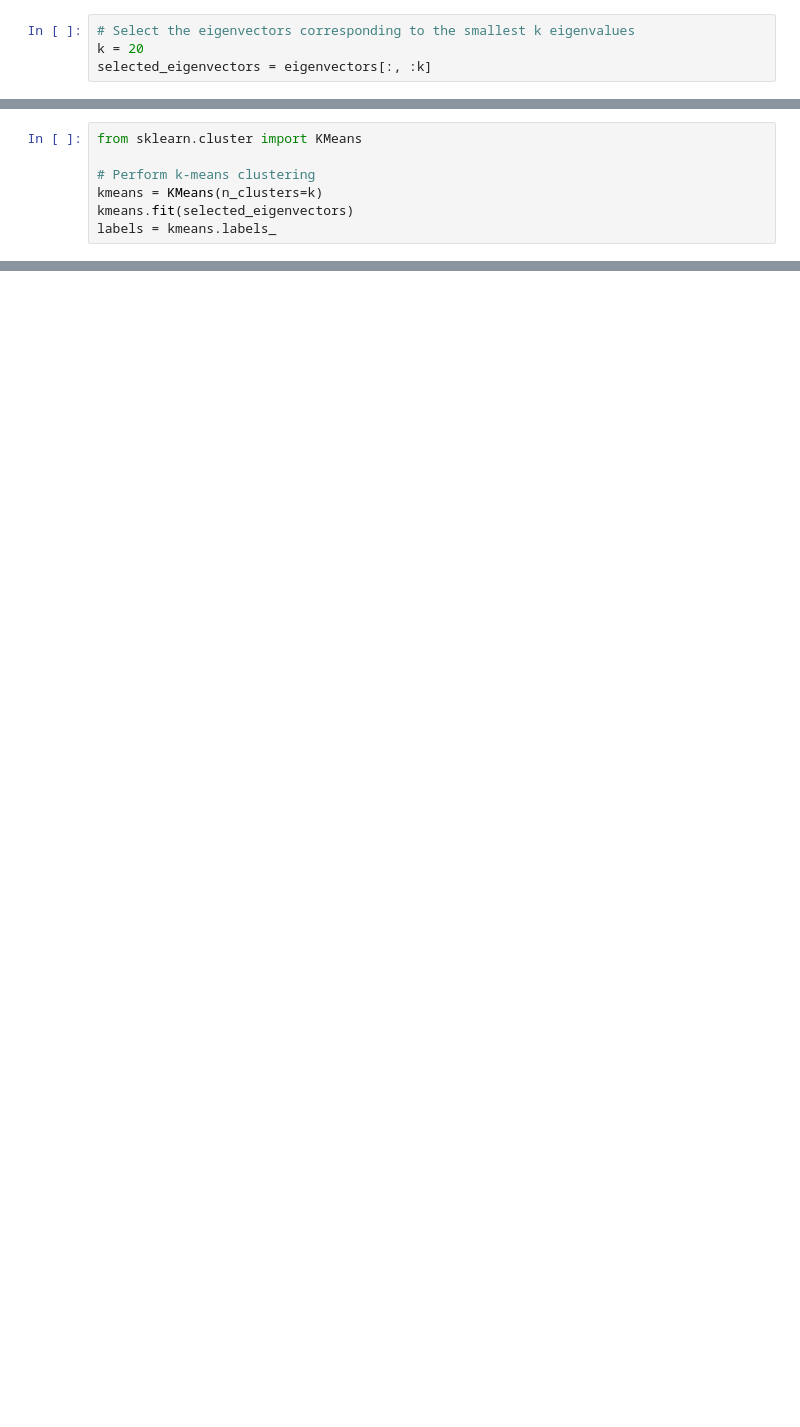
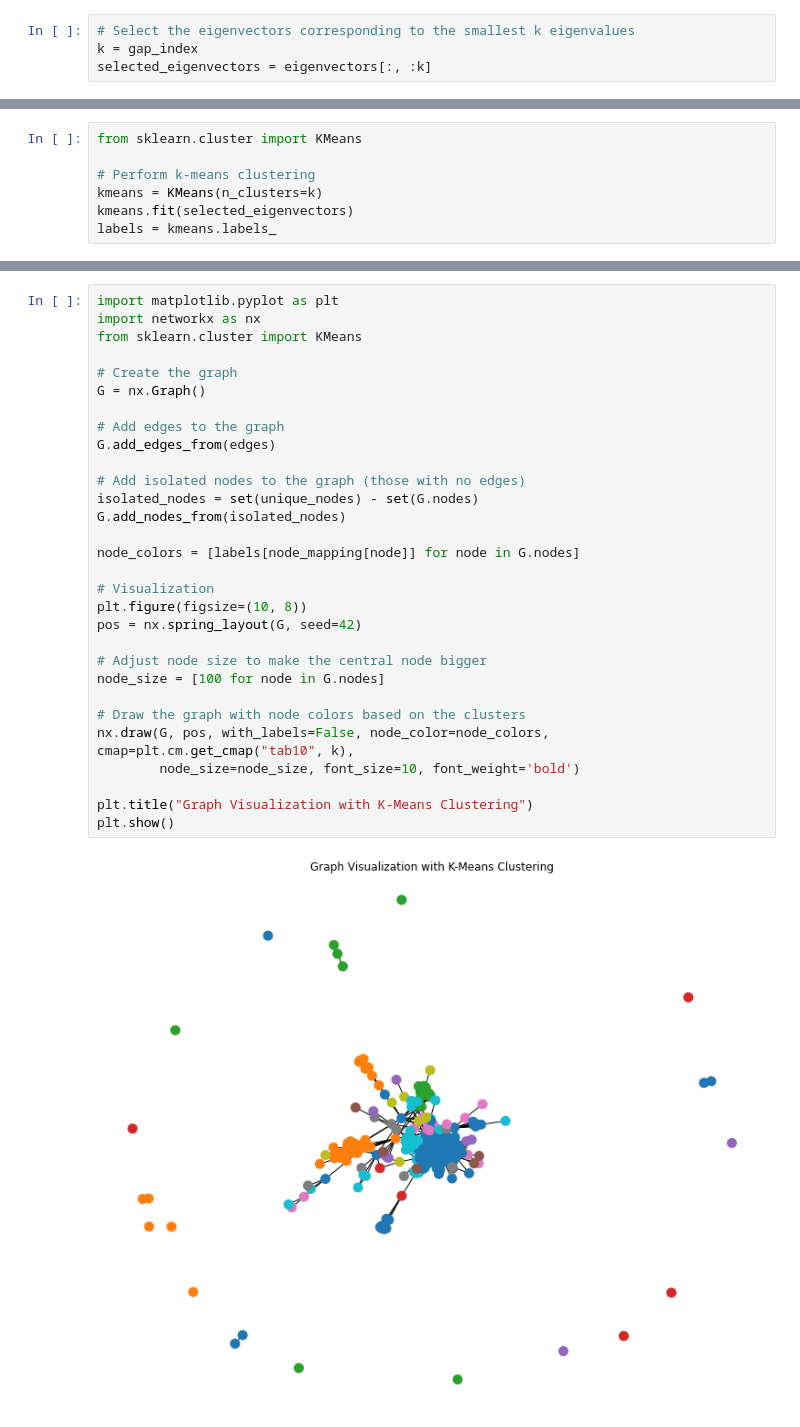
Before and after one commit to haseeb-m4235/Practical-Application-in-Identifying-Social-Networks-Through-a-Graph-Based-Dataset-, a Jupyter notebook: main.ipynb, the cells around one changed output, grey strips where cells are left out. Cells and saved outputs as stored; diff of their text form; blank space fills up the shorter version.

```diff
--- a/main.ipynb
+++ b/main.ipynb
@@ -154,6 +180,6 @@ Index of Largest Gap: 329
 # %%
 # Select the eigenvectors corresponding to the smallest k eigenvalues
-k = 20
+k = gap_index
 selected_eigenvectors = eigenvectors[:, :k]
 # %%
 print(f"shape of selected Eigen vectors {len(selected_eigenvectors)} x {len(selected_eigenvectors[0])}")
@@ -227,0 +257,32 @@ plt.show()
+# %%
+import matplotlib.pyplot as plt
+import networkx as nx
+from sklearn.cluster import KMeans
+
+# Create the graph
+G = nx.Graph()
+
+# Add edges to the graph
+G.add_edges_from(edges)
+
+# Add isolated nodes to the graph (those with no edges)
+isolated_nodes = set(unique_nodes) - set(G.nodes)
+G.add_nodes_from(isolated_nodes)
+
+node_colors = [labels[node_mapping[node]] for node in G.nodes]
+
+# Visualization
+plt.figure(figsize=(10, 8))
+pos = nx.spring_layout(G, seed=42)
+
+# Adjust node size to make the central node bigger
+node_size = [100 for node in G.nodes]
+
+# Draw the graph with node colors based on the clusters
+nx.draw(G, pos, with_labels=False, node_color=node_colors, cmap=plt.cm.get_cmap("tab10", k),
+        node_size=node_size, font_size=10, font_weight='bold')
+
+plt.title("Graph Visualization with K-Means Clustering")
+plt.show()
+# %% [output]
+[figure, added]
```
Also changed, not shown: parts of 14 cells of this notebook.
